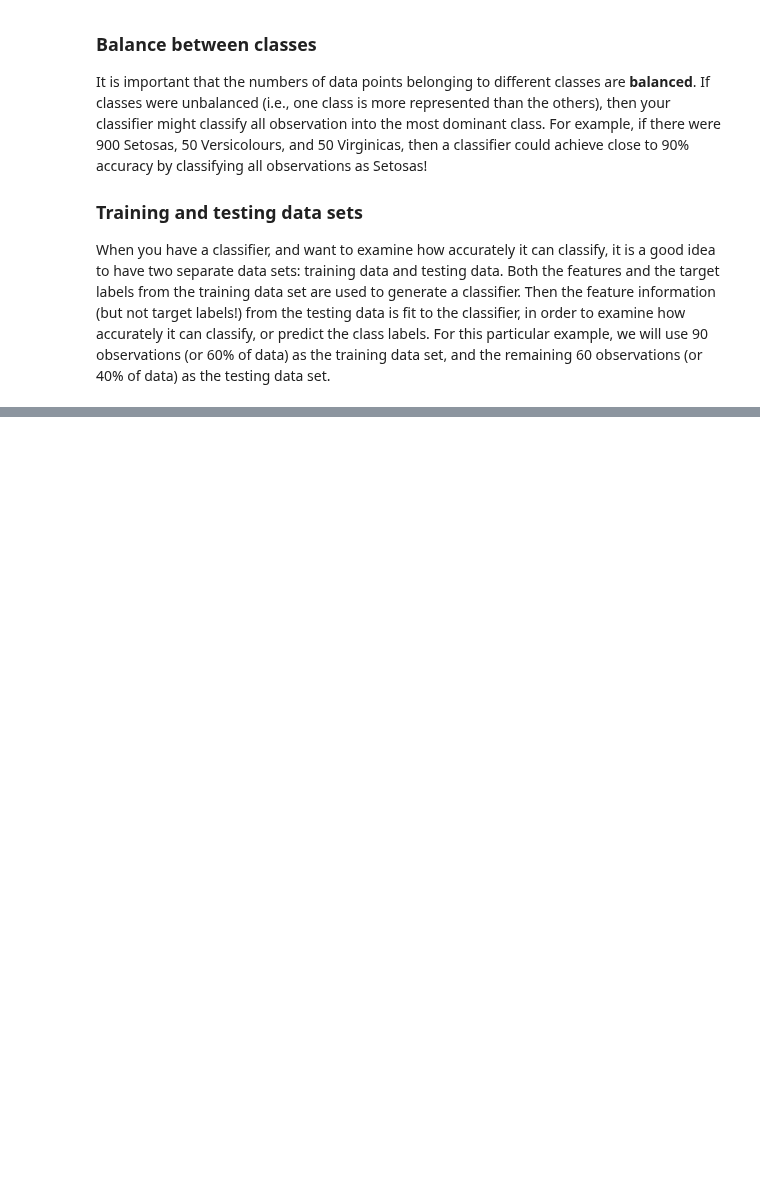
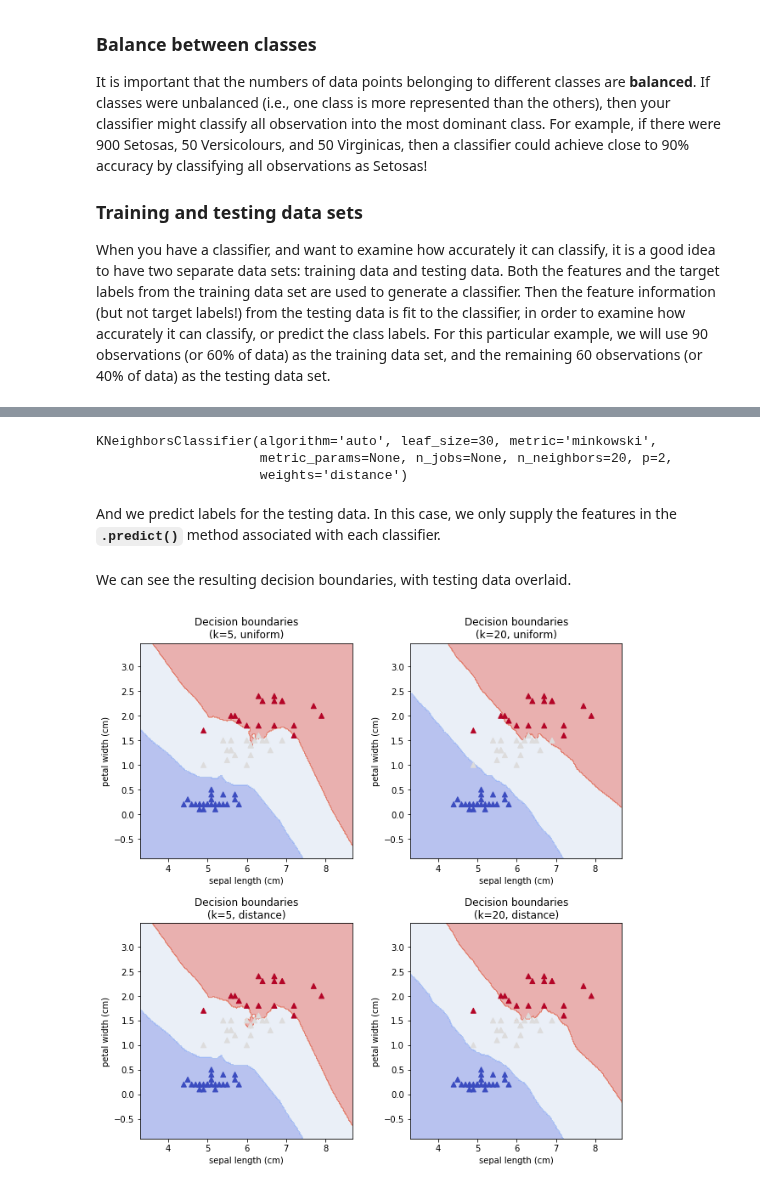
Before and after one commit to sathayas/JupyterfMRIFall2019, a Jupyter notebook: MachineLearning.ipynb, the cells around one changed output, grey strips where cells are left out. Drawn from its saved outputs; the diff is of its cells as text; code cells hidden in the pictures; blank space fills up the shorter version.

```diff
--- a/MachineLearning.ipynb
+++ b/MachineLearning.ipynb
@@ -790,0 +806,4 @@ When you have a classifier, and want to examine how accurately it can classify,
+# %%
+# spliting the data into training and testing data sets
+X_train, X_test, y_train, y_test = train_test_split(X, y, test_size=0.4,
+                                                    random_state=2018)
@@ -790,0 +814,19 @@ When you have a classifier, and want to examine how accurately it can classify,
+# %%
+# k nearest neighbor classifier objects
+kNN5uni = KNeighborsClassifier(5, weights='uniform')
+kNN5uni.fit(X_train,y_train)
+
+kNN5dist = KNeighborsClassifier(5, weights='distance')
+kNN5dist.fit(X_train,y_train)
+
+kNN20uni = KNeighborsClassifier(20, weights='uniform')
+kNN20uni.fit(X_train,y_train)
+
+kNN20dist = KNeighborsClassifier(20, weights='distance')
+kNN20dist.fit(X_train,y_train)
+# %% [output]
+KNeighborsClassifier(algorithm='auto', leaf_size=30, metric='minkowski',
+                     metric_params=None, n_jobs=None, n_neighbors=20, p=2,
+                     weights='distance')
+# %% [markdown]
+And we predict labels for the testing data. In this case, we only supply the features in the **`.predict()`** method associated with each classifier.
@@ -790,0 +839,50 @@ When you have a classifier, and want to examine how accurately it can classify,
+# %% [markdown]
+We can see the resulting decision boundaries, with testing data overlaid.
+# %%
+# plotting the boundaries and the testing data
+plt.figure(figsize=[9,9])
+ax = plt.subplot(221)
+plot_contours(ax, kNN5uni, X_train[:, 0], X_train[:, 1],
+                  cmap=plt.cm.coolwarm, alpha=0.4)
+plt.scatter(X_test[:,0], X_test[:,1],
+            marker = '^', c=y_test,
+            cmap=plt.cm.coolwarm)
+plt.title('Decision boundaries\n(k=5, uniform)')
+plt.xlabel(feature_names[0])
+plt.ylabel(feature_names[3])
+
+ax = plt.subplot(222)
+plot_contours(ax, kNN20uni, X_train[:, 0], X_train[:, 1],
+                  cmap=plt.cm.coolwarm, alpha=0.4)
+plt.scatter(X_test[:,0], X_test[:,1],
+            marker = '^', c=y_test,
+            cmap=plt.cm.coolwarm)
+plt.title('Decision boundaries\n(k=20, uniform)')
+plt.xlabel(feature_names[0])
+plt.ylabel(feature_names[3])
+
+ax = plt.subplot(223)
+plot_contours(ax, kNN5dist, X_train[:, 0], X_train[:, 1],
+                  cmap=plt.cm.coolwarm, alpha=0.4)
+plt.scatter(X_test[:,0], X_test[:,1],
+            marker = '^', c=y_test,
+            cmap=plt.cm.coolwarm)
+plt.title('Decision boundaries\n(k=5, distance)')
+plt.xlabel(feature_names[0])
+plt.ylabel(feature_names[3])
+
+ax = plt.subplot(224)
+plot_contours(ax, kNN20dist, X_train[:, 0], X_train[:, 1],
+                  cmap=plt.cm.coolwarm, alpha=0.4)
+plt.scatter(X_test[:,0], X_test[:,1],
+            marker = '^', c=y_test,
+            cmap=plt.cm.coolwarm)
+plt.title('Decision boundaries\n(k=20, distance)')
+plt.xlabel(feature_names[0])
+plt.ylabel(feature_names[3])
+
+plt.subplots_adjust(hspace=0.3, wspace=0.275,
+                    bottom=0.05, top=0.95, left=0.10, right=0.975)
+plt.show()
+# %% [output]
+[figure, added]
```
Also changed, not shown: parts of 12 cells of this notebook.
